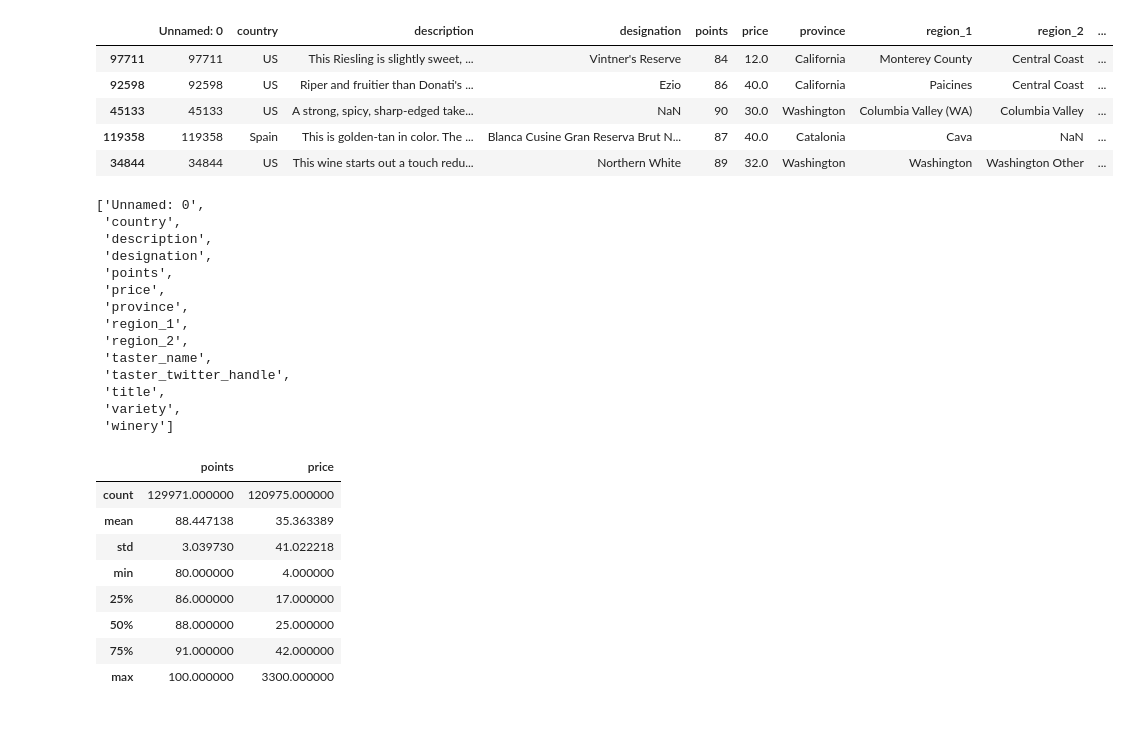
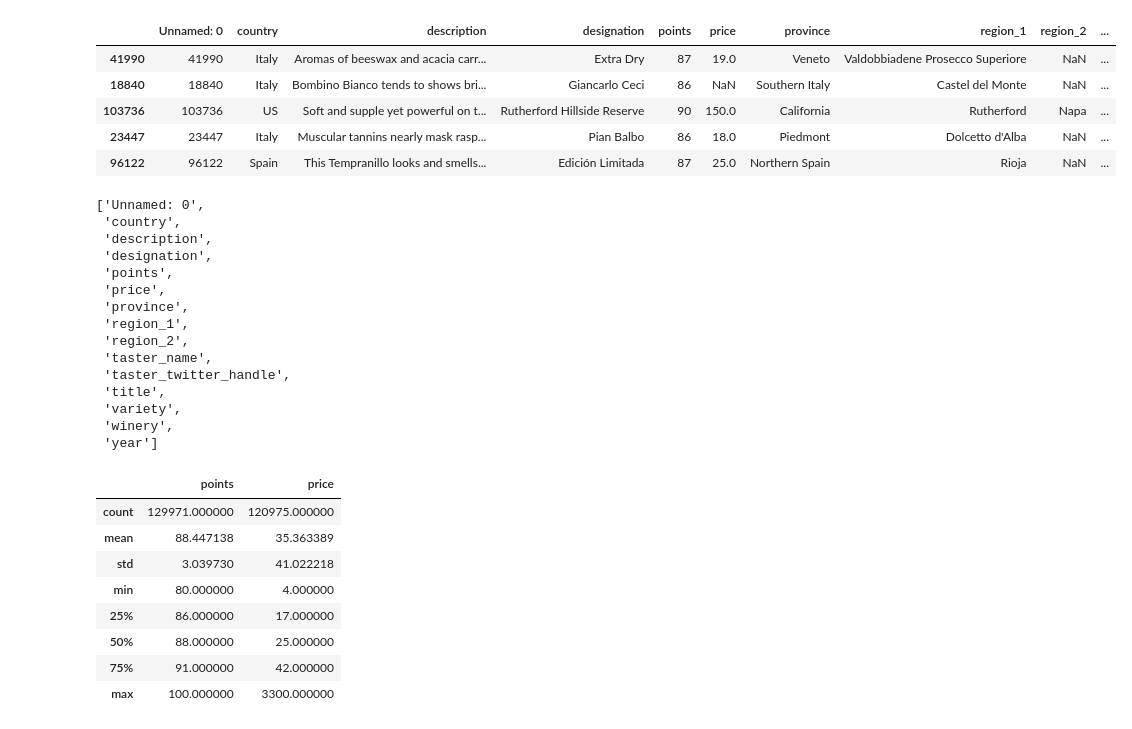
Before and after one commit to JowehL/SDA-Project, a Jupyter notebook: Untitled.ipynb, the cells around one changed output. Saved outputs shown, nothing was run; the diff lists cells and outputs as text; code cells hidden in the pictures.

```diff
--- a/Untitled.ipynb
+++ b/Untitled.ipynb
@@ -8,14 +7,30 @@ wine_data_path_2 = "./data/winemag-data_first150k.csv"
-# %%
-missing_values = ["n/a", "na", "--"]
-raw_wine_data = pd.read_csv(wine_data_path, na_values = missing_values)
-raw_wine_data.sample(5)
-# %% [output]
-|  | Unnamed: 0 | country | description | designation | points | price | province | region_1 | region_2 | ... |
-| 97711 | 97711 | US | This Riesling is slightly sweet, ... | Vintner's Reserve | 84 | 12.0 | California | Monterey County | Central Coast | ... |
-| 92598 | 92598 | US | Riper and fruitier than Donati's ... | Ezio | 86 | 40.0 | California | Paicines | Central Coast | ... |
-| 45133 | 45133 | US | A strong, spicy, sharp-edged take... | NaN | 90 | 30.0 | Washington | Columbia Valley (WA) | Columbia Valley | ... |
-| 119358 | 119358 | Spain | This is golden-tan in color. The ... | Blanca Cusine Gran Reserva Brut N... | 87 | 40.0 | Catalonia | Cava | NaN | ... |
-| 34844 | 34844 | US | This wine starts out a touch redu... | Northern White | 89 | 32.0 | Washington | Washington | Washington Other | ... |
+# %%
+missing_values = ["n/a", "na", "--"]
+raw_wine_data = pd.read_csv(wine_data_path, na_values = missing_values)
+
+def get_year(string, list):
+    for word in string.split():
+        if word.isdigit():
+            list.append(word)
+            return True
+
+    list.append('NaN')
+    return False
+
+raw_wine_data.sample(5)
+
+years = []
+raw_wine_data['title'].apply(lambda x: get_year(x, years))
+raw_wine_data['year'] = years
+
+raw_wine_data.sample(5)
+# %% [output]
+|  | Unnamed: 0 | country | description | designation | points | price | province | region_1 | region_2 | ... |
+| 41990 | 41990 | Italy | Aromas of beeswax and acacia carr... | Extra Dry | 87 | 19.0 | Veneto | Valdobbiadene Prosecco Superiore | NaN | ... |
+| 18840 | 18840 | Italy | Bombino Bianco tends to shows bri... | Giancarlo Ceci | 86 | NaN | Southern Italy | Castel del Monte | NaN | ... |
+| 103736 | 103736 | US | Soft and supple yet powerful on t... | Rutherford Hillside Reserve | 90 | 150.0 | California | Rutherford | Napa | ... |
+| 23447 | 23447 | Italy | Muscular tannins nearly mask rasp... | Pian Balbo | 86 | 18.0 | Piedmont | Dolcetto d'Alba | NaN | ... |
+| 96122 | 96122 | Spain | This Tempranillo looks and smells... | Edición Limitada | 87 | 25.0 | Northern Spain | Rioja | NaN | ... |
 # %%
 list(raw_wine_data)
 # %% [output]
@@ -32,7 +47,8 @@ list(raw_wine_data)
  'taster_twitter_handle',
  'title',
  'variety',
- 'winery']
+ 'winery',
+ 'year']
 # %%
 filtered_wine_data = raw_wine_data[['country', 'points', 'price', 'province', 'taster_name', 'title', 'variety', 'winery']]
 # filtered_wine_data = raw_wine_data[['country', 'points', 'price', 'province', 'variety', 'winery']]
```
Also changed, not shown: parts of 6 cells of this notebook.
